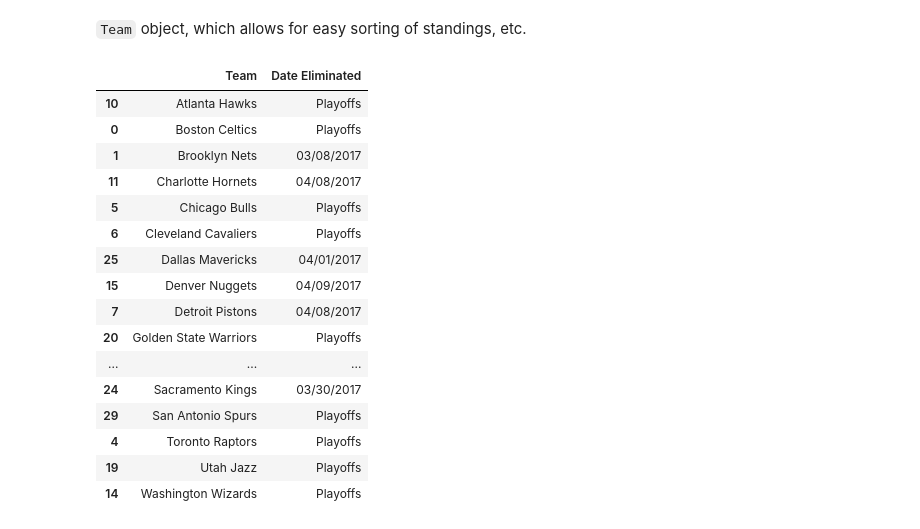
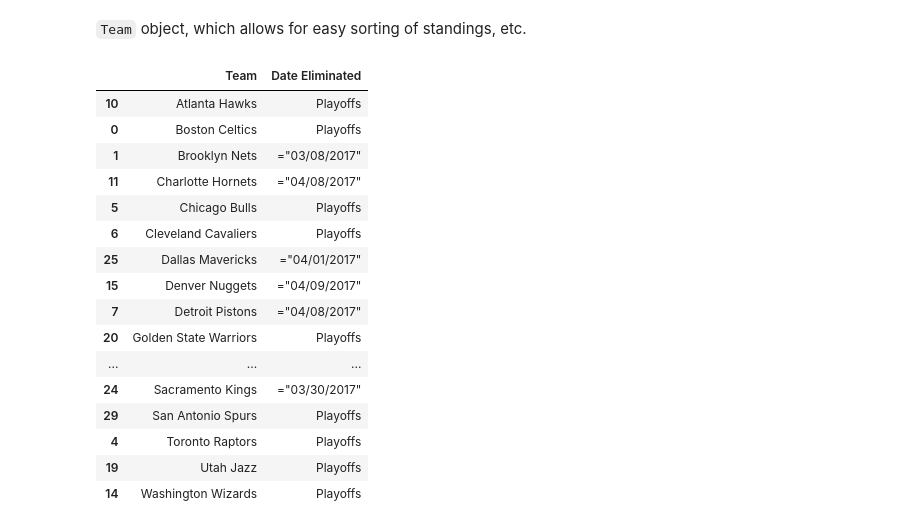
Before and after one commit to amahaja5/nba-hacks, a Jupyter notebook: Untitled.ipynb, the cells around one changed output. Drawn from its saved outputs; the diff is of its cells as text; code cells hidden in the pictures.

```diff
--- a/Untitled.ipynb
+++ b/Untitled.ipynb
@@ -209,31 +209,31 @@ check_confs_elimination(eastern, western, results.iloc[-1]['Day Number'])
 # %%
 r = [0 for i in range(30)]
 for team in eastern:
     r[team.team_id] = team.elim_day
 
 for team in western:
     r[team.team_id] = team.elim_day
 elim = pd.DataFrame(r, columns=["elim"])
 elim['team_id'] = np.array([i for i in range(30)])
 elim = elim.merge(teams_divisions, on='team_id', how='left')
-elim.loc[elim['elim']!=-1, 'Date Eliminated'] = '\"=\"(start_date + pd.to_timedelta(elim['elim'], unit='D')).dt.strftime("%m/%d/%Y").astype(str)
+elim.loc[elim['elim']!=-1, 'Date Eliminated'] = '='+'\"'+(start_date + pd.to_timedelta(elim['elim'], unit='D')).dt.strftime("%m/%d/%Y").astype(str)+'\"'
 elim.loc[elim['elim']==-1, 'Date Eliminated'] = "Playoffs"
 elim = elim.sort_values(by=['Team_Name']).drop(['elim','team_id','Division_id','Conference_id'], axis=1).rename(columns={'Team_Name':"Team"})
 elim
 # %% [output]
 |  | Team | Date Eliminated |
 | 10 | Atlanta Hawks | Playoffs |
 | 0 | Boston Celtics | Playoffs |
-| 1 | Brooklyn Nets | 03/08/2017 |
-| 11 | Charlotte Hornets | 04/08/2017 |
+| 1 | Brooklyn Nets | ="03/08/2017" |
+| 11 | Charlotte Hornets | ="04/08/2017" |
 | 5 | Chicago Bulls | Playoffs |
 | 6 | Cleveland Cavaliers | Playoffs |
-| 25 | Dallas Mavericks | 04/01/2017 |
-| 15 | Denver Nuggets | 04/09/2017 |
-| 7 | Detroit Pistons | 04/08/2017 |
+| 25 | Dallas Mavericks | ="04/01/2017" |
+| 15 | Denver Nuggets | ="04/09/2017" |
+| 7 | Detroit Pistons | ="04/08/2017" |
 | 20 | Golden State Warriors | Playoffs |
 | ... | ... | ... |
-| 24 | Sacramento Kings | 03/30/2017 |
+| 24 | Sacramento Kings | ="03/30/2017" |
 | 29 | San Antonio Spurs | Playoffs |
 | 4 | Toronto Raptors | Playoffs |
 | 19 | Utah Jazz | Playoffs |
```
Also changed, not shown: 1 other file.
